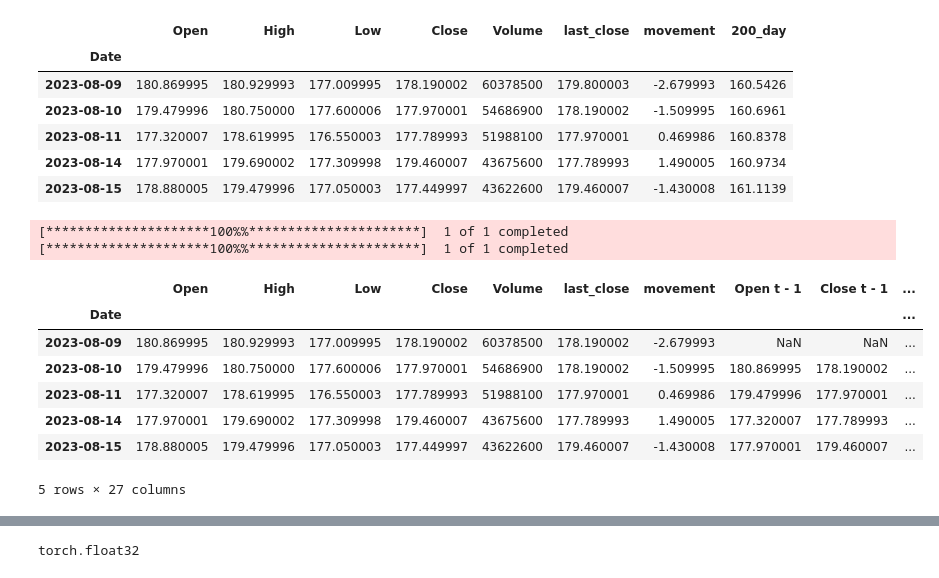
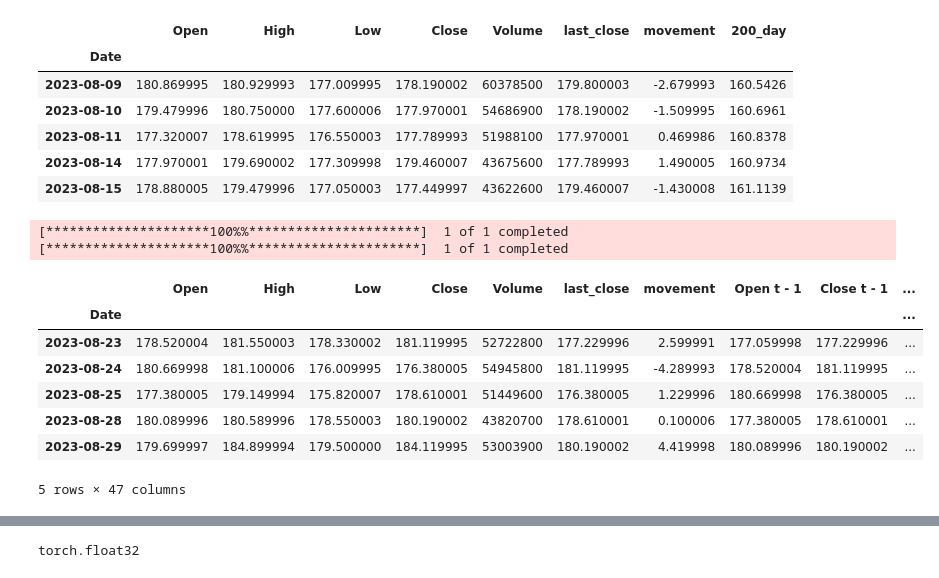
Before and after one commit to yohlimem/AI-Stonks, a Jupyter notebook: main.ipynb, the cells around one changed output, grey strips where cells are left out. Saved outputs shown, nothing was run; the diff lists cells and outputs as text; code cells hidden in the pictures.

```diff
--- a/main.ipynb
+++ b/main.ipynb
@@ -204,37 +205,37 @@ def prepare_data(stock_name, period="1y", interval="1d",back_time=5):
     data_200 = data_200.drop(columns=["Adj Close"])
 
     data_200["last_close"] = data_200["Close"].shift(1)
     data_200.fillna(method="bfill", inplace=True)
 
     data_200["movement"] = data_200["Close"] - data_200["Open"]
 
     recent_data = data_200.tail(len(recent_data))
 
     recent_data = recent_data.iloc[:-1]
 
     for i in range(back_time):
         recent_data[f"Open t - {i+1}"] = recent_data["Open"].shift((i+1))
         recent_data[f"Close t - {i+1}"] = recent_data["Close"].shift((i+1))
         recent_data[f"High t - {i+1}"] = recent_data["High"].shift((i+1))
         recent_data[f"Low t - {i+1}"] = recent_data["Low"].shift((i+1))
     recent_data = recent_data.dropna()
 
 
     # add_plot = mpf.make_addplot(recent_data["200_day"], color="blue", linestyle="--")
 
     return recent_data
 
-recent_data = prepare_data(stock_name,back_time=5)
+recent_data = prepare_data(stock_name,back_time=10)
 
 recent_data.head()
 # %% [output]
 [*********************100%%**********************]  1 of 1 completed
 [*********************100%%**********************]  1 of 1 completed
 |  | Open | High | Low | Close | Volume | last_close | movement | Open t - 1 | Close t - 1 | ... |
 | Date |  |  |  |  |  |  |  |  |  | ... |
-| 2023-08-09 | 180.869995 | 180.929993 | 177.009995 | 178.190002 | 60378500 | 178.190002 | -2.679993 | NaN | NaN | ... |
-| 2023-08-10 | 179.479996 | 180.750000 | 177.600006 | 177.970001 | 54686900 | 178.190002 | -1.509995 | 180.869995 | 178.190002 | ... |
-| 2023-08-11 | 177.320007 | 178.619995 | 176.550003 | 177.789993 | 51988100 | 177.970001 | 0.469986 | 179.479996 | 177.970001 | ... |
-| 2023-08-14 | 177.970001 | 179.690002 | 177.309998 | 179.460007 | 43675600 | 177.789993 | 1.490005 | 177.320007 | 177.789993 | ... |
-| 2023-08-15 | 178.880005 | 179.479996 | 177.050003 | 177.449997 | 43622600 | 179.460007 | -1.430008 | 177.970001 | 179.460007 | ... |
+| 2023-08-23 | 178.520004 | 181.550003 | 178.330002 | 181.119995 | 52722800 | 177.229996 | 2.599991 | 177.059998 | 177.229996 | ... |
+| 2023-08-24 | 180.669998 | 181.100006 | 176.009995 | 176.380005 | 54945800 | 181.119995 | -4.289993 | 178.520004 | 181.119995 | ... |
+| 2023-08-25 | 177.380005 | 179.149994 | 175.820007 | 178.610001 | 51449600 | 176.380005 | 1.229996 | 180.669998 | 176.380005 | ... |
+| 2023-08-28 | 180.089996 | 180.589996 | 178.550003 | 180.190002 | 43820700 | 178.610001 | 0.100006 | 177.380005 | 178.610001 | ... |
+| 2023-08-29 | 179.699997 | 184.899994 | 179.500000 | 184.119995 | 53003900 | 180.190002 | 4.419998 | 180.089996 | 180.190002 | ... |
-5 rows × 27 columns
+5 rows × 47 columns
```
Also changed, not shown: parts of 9 cells of this notebook.
